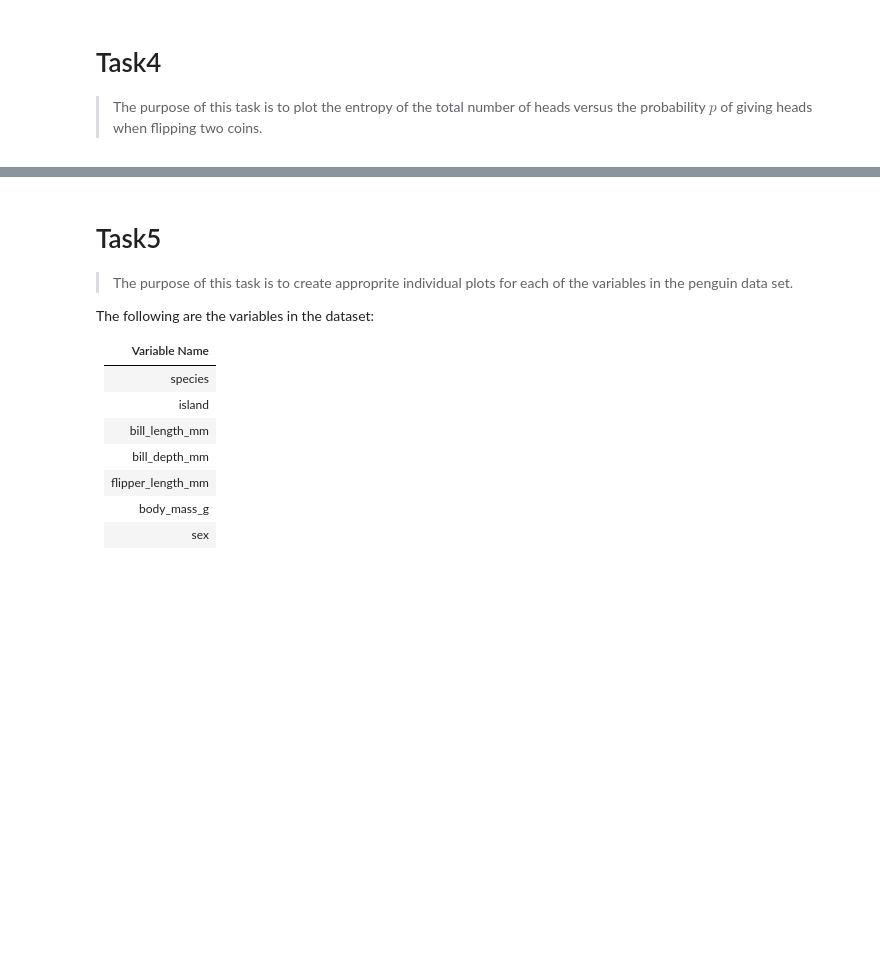
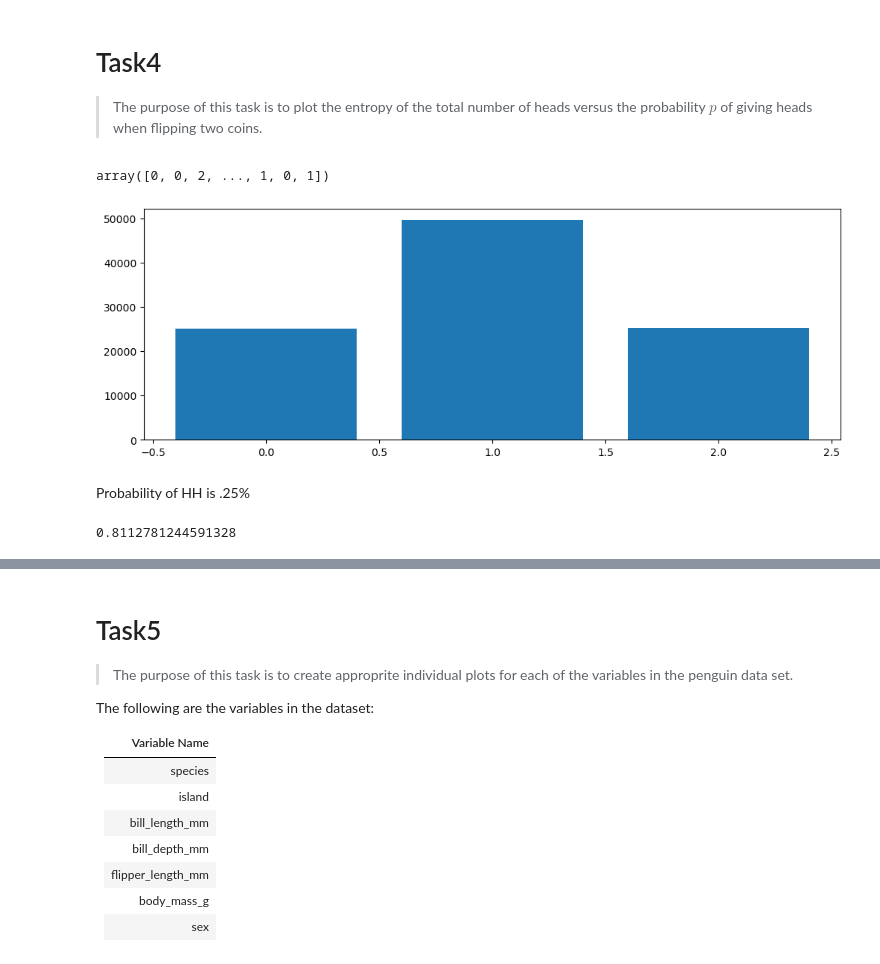
Before and after one commit to PeeBs68/fund_da, a Jupyter notebook: tasks.ipynb, the cells around one changed output, grey strips where cells are left out. Saved outputs shown, nothing was run; the diff lists cells and outputs as text; code cells hidden in the pictures; blank space fills up the shorter version.

```diff
--- a/tasks.ipynb
+++ b/tasks.ipynb
@@ -449,3 +449,20 @@ Continuous variables/dictributions for bill and flipper variables
 # Task4
 
 >The purpose of this task is to plot the entropy of the total number of heads versus the probability $p$ of giving heads when flipping two coins.
+# %%
+# Flipping two coins 100000 times to show the results - not .333 % chance of each outcome (2xheads, 1xheads, 0xheads)
+rand_coins = np.random.binomial(2, .5, 100000)
+
+rand_coins
+# %% [output]
+array([0, 0, 2, ..., 1, 0, 1])
+# %%
+fig, ax = plt.subplots(figsize=(12, 4))
+
+x, counts = np.unique(rand_coins, return_counts=True)
+
+ax.bar(x, counts);
+# %% [output]
+[figure, added]
+# %% [markdown]
+Probability of HH is .25%
@@ -451,0 +474,6 @@ Continuous variables/dictributions for bill and flipper variables
+# %%
+# Sample call of Entropy function for a probability of 0.25
+
+H(0.25)
+# %% [output]
+0.8112781244591328
```
Also changed, not shown: parts of 5 cells of this notebook.
